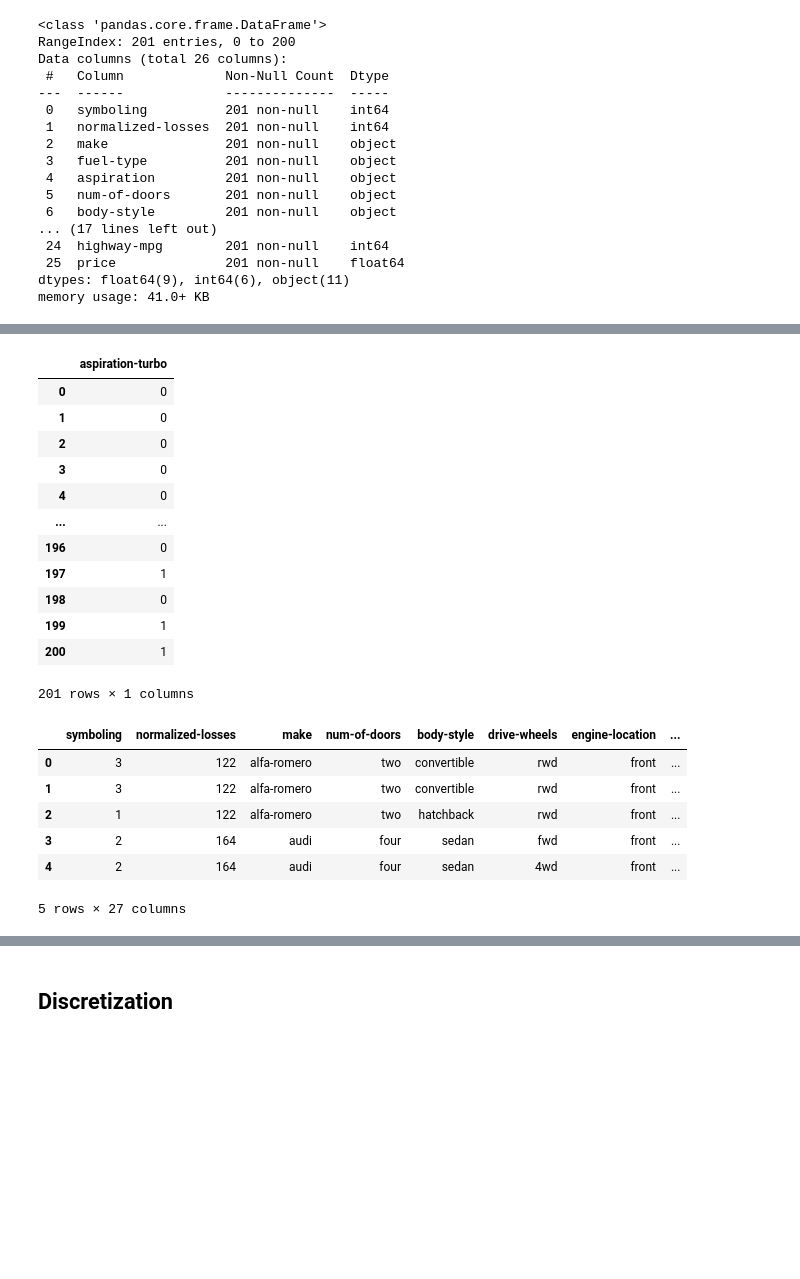
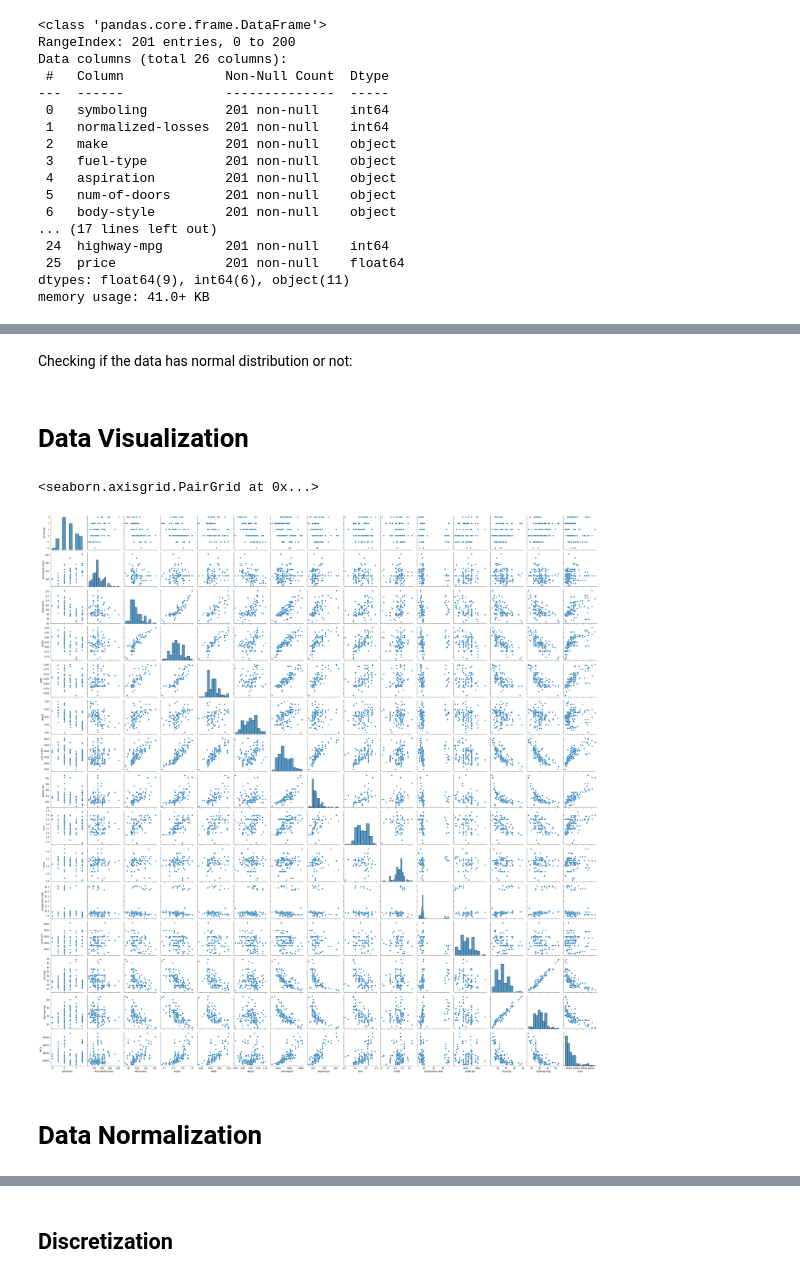
Before and after one commit to nafisa-samia/Automobile-Price-Prediction-using-Linear-Regression, a Jupyter notebook: Automobile_price_prediction_using_regression.ipynb, the cells around one changed output, grey strips where cells are left out. Drawn from its saved outputs; the diff is of its cells as text; code cells hidden in the pictures; blank space fills up the shorter version.

Commit message:
Data Visualization updated

```diff
--- a/Automobile_price_prediction_using_regression.ipynb
+++ b/Automobile_price_prediction_using_regression.ipynb
@@ -437,33 +247,15 @@ Change column names for aspiration, aspiration-turbo value 1 for turbo, and 0 fo
-# %%
-dummy_variable_2.drop("std", axis = 1, inplace=True)
-dummy_variable_2.rename(columns={'turbo': 'aspiration-turbo'}, inplace=True)
-dummy_variable_2
-# %% [output]
-|  | aspiration-turbo |
-| 0 | 0 |
-| 1 | 0 |
-| 2 | 0 |
-| 3 | 0 |
-| 4 | 0 |
-| ... | ... |
-| 196 | 0 |
-| 197 | 1 |
-| 198 | 0 |
-| 199 | 1 |
-| 200 | 1 |
-201 rows × 1 columns
-# %%
-# merge data frame "df" and "dummy_variable_1"
-df = pd.concat([df, dummy_variable_2], axis=1)
-
-# drop original column "fuel-type" from "df"
-df.drop("aspiration", axis = 1, inplace=True)
-df.head()
-# %% [output]
-|  | symboling | normalized-losses | make | num-of-doors | body-style | drive-wheels | engine-location | ... |
-| 0 | 3 | 122 | alfa-romero | two | convertible | rwd | front | ... |
-| 1 | 3 | 122 | alfa-romero | two | convertible | rwd | front | ... |
-| 2 | 1 | 122 | alfa-romero | two | hatchback | rwd | front | ... |
-| 3 | 2 | 164 | audi | four | sedan | fwd | front | ... |
-| 4 | 2 | 164 | audi | four | sedan | 4wd | front | ... |
-5 rows × 27 columns
+# %% [markdown]
+Checking if the data has normal distribution or not:
+# %% [markdown]
+# Data Visualization
+# %%
+df2 = df[["symboling","normalized-losses","wheel-base", "length","width",
+          "height","curb-weight", "engine-size","bore","stroke","compression-ratio",
+         "peak-rpm","city-mpg","highway-mpg","price"]]
+# %%
+sns.pairplot(df2)
+# %% [output]
+<seaborn.axisgrid.PairGrid at 0x...>
+[figure, added]
+# %% [markdown]
+# Data Normalization
```
Also changed, not shown: parts of 78 cells of this notebook.
